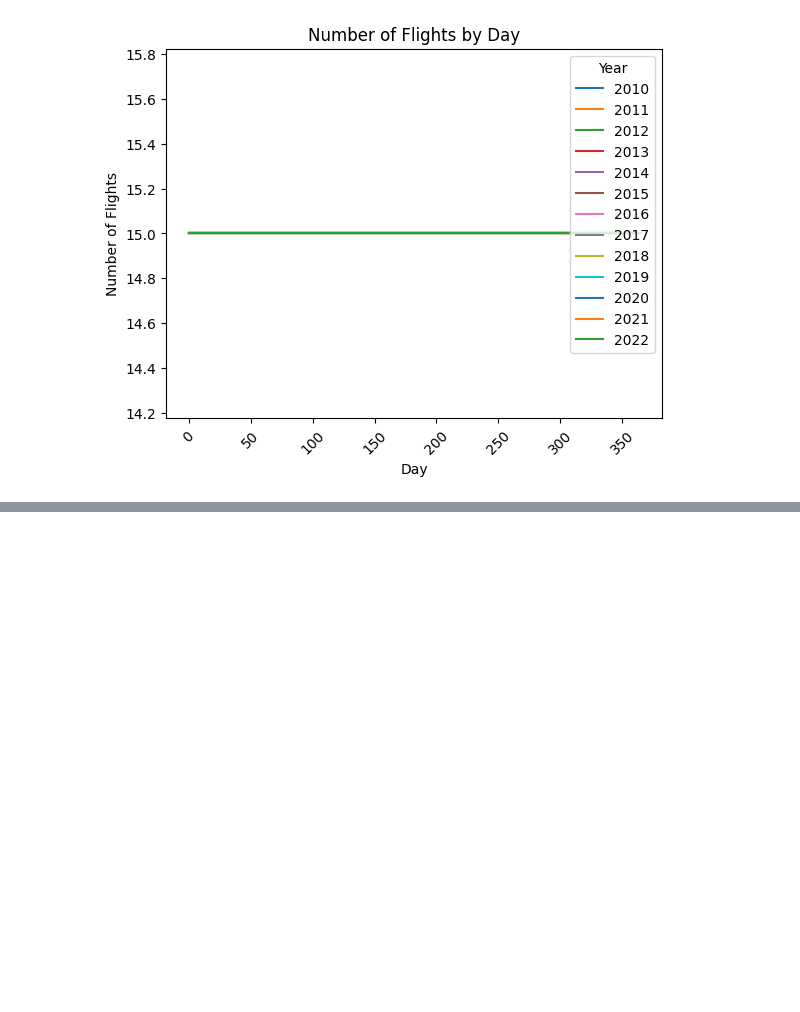
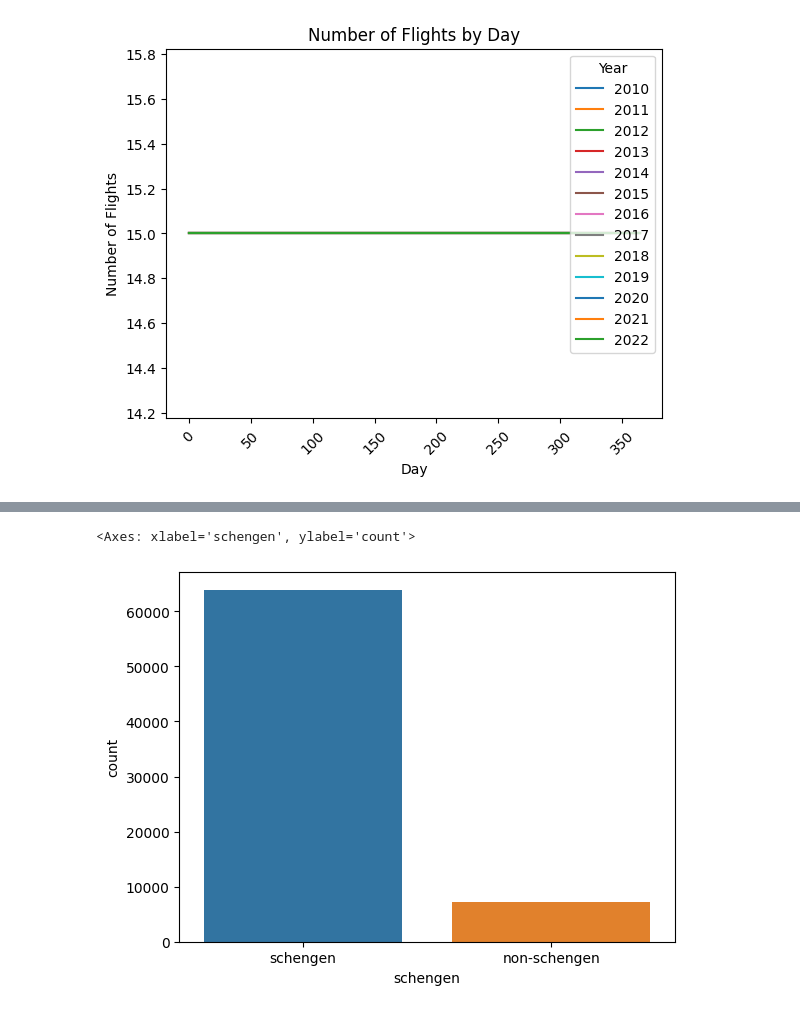
Before and after one commit to IgorNascAlves/data_flight_delays, a Jupyter notebook: notebooks/AnalisandoDadosGerador copy.ipynb, the cells around one changed output, grey strips where cells are left out. Cells and saved outputs as stored; diff of their text form; code cells hidden in the pictures; blank space fills up the shorter version.

```diff
--- a/notebooks/AnalisandoDadosGerador copy.ipynb
+++ b/notebooks/AnalisandoDadosGerador copy.ipynb
@@ -136,0 +164,6 @@ plt.show()
+# %%
+#plot amout of flights schengen and non-schengen
+sns.countplot(x='schengen', data=df)
+# %% [output]
+<Axes: xlabel='schengen', ylabel='count'>
+[figure, added]
```
Also changed, not shown: parts of 11 cells of this notebook, 5 other files.
